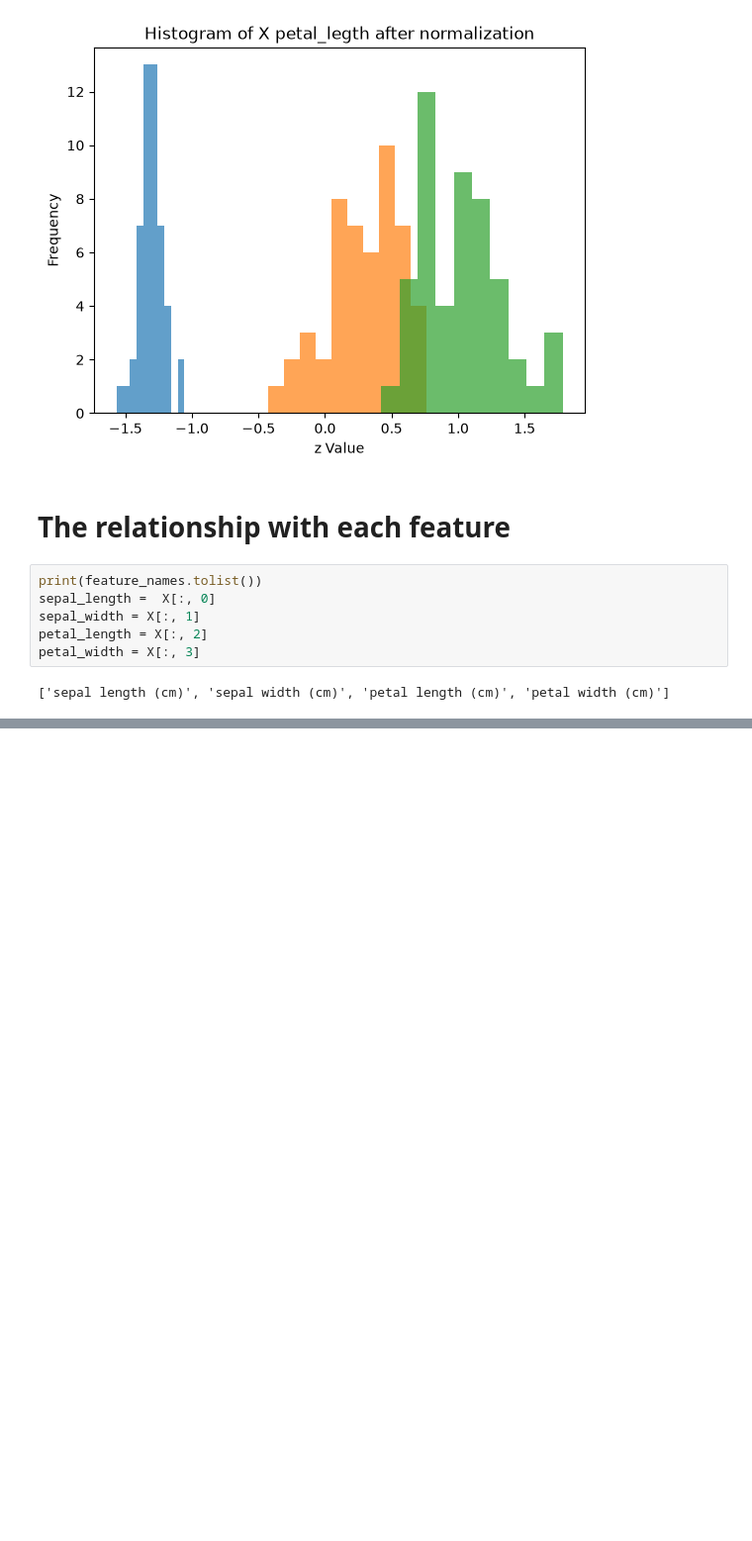
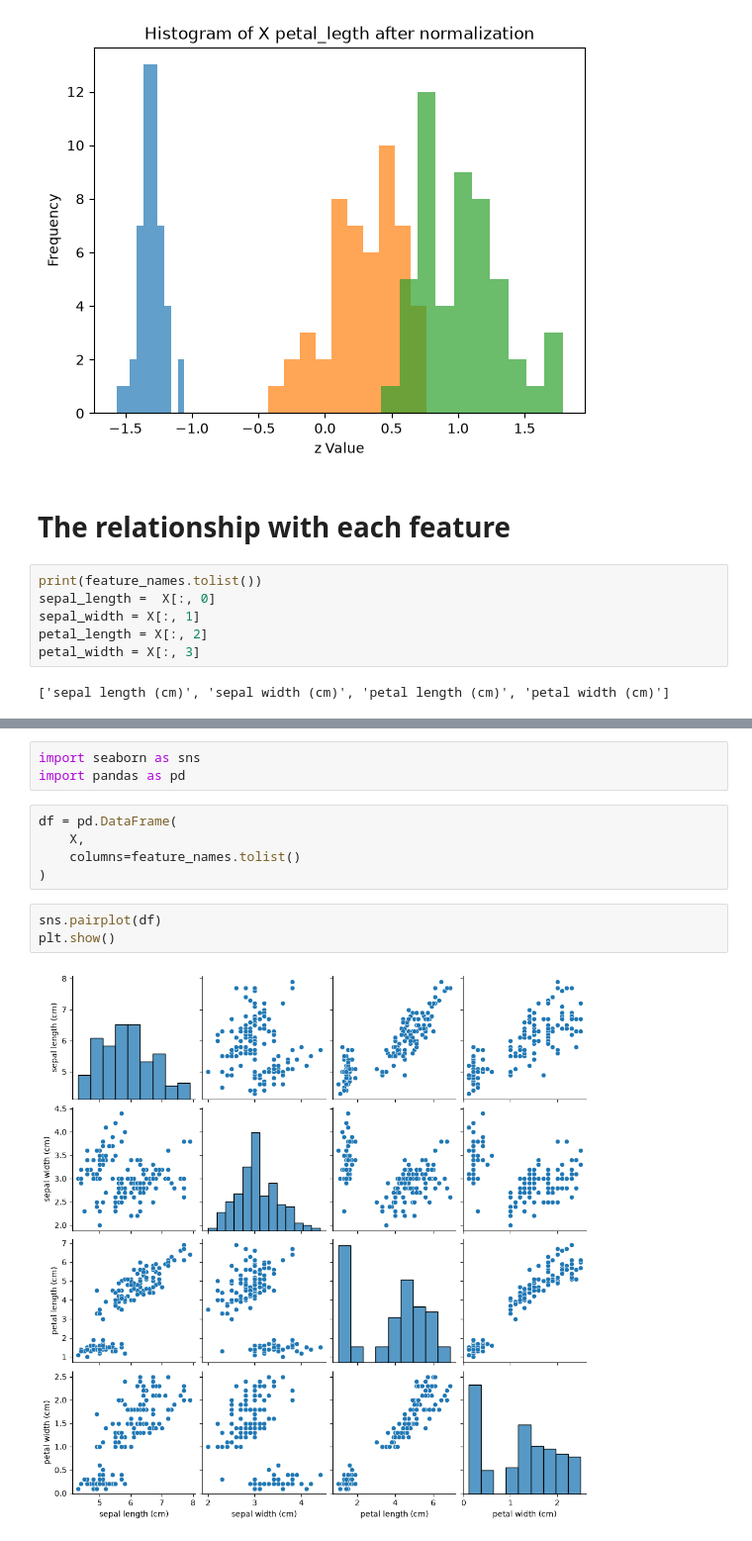
Before and after one commit to AIVIETNAM-AIO-TruongDogki/Scientify-Computing, a Jupyter notebook: Statistics/iris.ipynb, the cells around one changed output, grey strips where cells are left out. Shown at 99% size. Drawn from its saved outputs; the diff is of its cells as text; blank space fills up the shorter version.

```diff
--- a/Statistics/iris.ipynb
+++ b/Statistics/iris.ipynb
@@ -95,0 +104,13 @@ petal_width = X[:, 3]
+# %%
+import seaborn as sns
+import pandas as pd
+# %%
+df = pd.DataFrame(
+    X,
+    columns=feature_names.tolist()
+)
+# %%
+sns.pairplot(df)
+plt.show()
+# %% [output]
+[figure, added]
```
Also changed, not shown: parts of 2 cells of this notebook.
